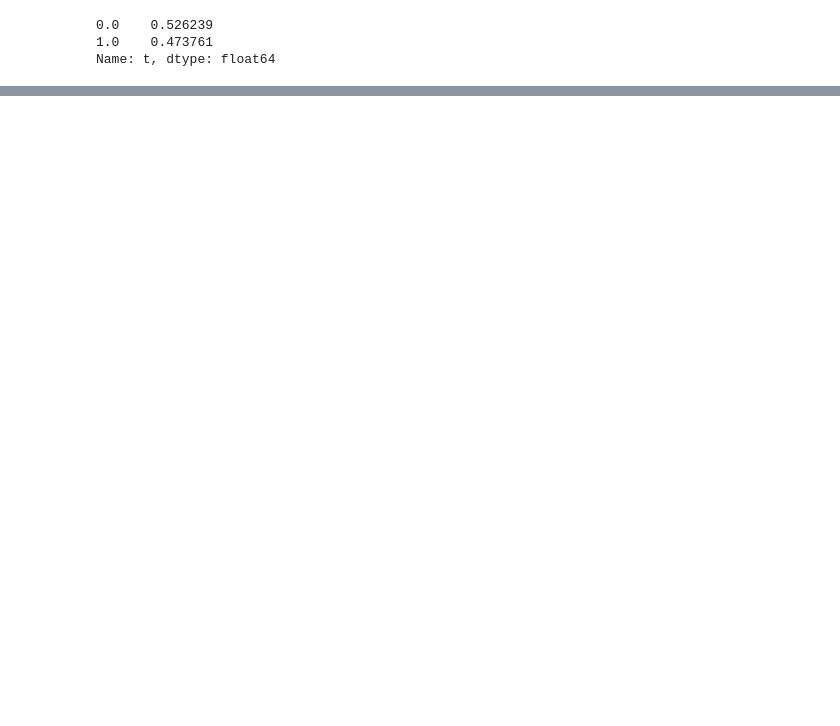
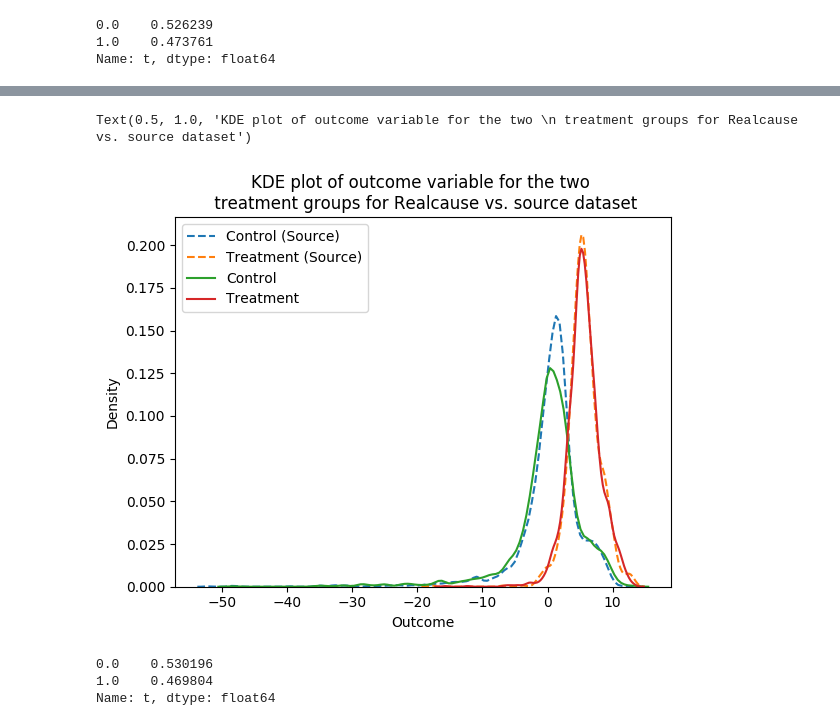
Before and after one commit to PrachetaBA/realcause, a Jupyter notebook: notebooks/pilot_experiments.ipynb, the cells around one changed output, grey strips where cells are left out. Saved outputs shown, nothing was run; the diff lists cells and outputs as text; code cells hidden in the pictures; blank space fills up the shorter version.

```diff
--- a/notebooks/pilot_experiments.ipynb
+++ b/notebooks/pilot_experiments.ipynb
@@ -173,0 +179,6 @@ Name: t, dtype: float64
+# %%
+source_df = get_apo_data(identifier='acic', data_format='pandas', weight=2.5, intercept=-2)
+source_data = source_df['w']
+source_data['treatment'] = source_df['t']
+source_data['outcome'] = source_df['y']
+source_data['treatment'].value_counts(normalize=True)
@@ -173,0 +199,17 @@ Name: t, dtype: float64
+# %%
+GEN_DATASETS_DF = 'nfl_datasets/osapo_acic_4_weight_2.5_intercept_-2/'
+# Read in each of the generated datasets, compute the true ATE, naive ATE, and the distribution of ITEs and store them in a dataframe.
+gen_df_characteristics = pd.DataFrame(columns=['true_ate', 'naive_ate', 'ite_distribution'])
+for df_num in range(50):
+    # Read in the generated dataset
+    gen_df = pd.read_csv(GEN_DATASETS_DF + 'dataset_' + str(df_num) + '.csv', index_col=0)
+    # Create the outcome column
+    gen_df['outcome'] = gen_df['t']*gen_df['y1'] + (1-gen_df['t'])*gen_df['y0']
+    # Compute the true ATE
+    true_ate = (gen_df['y1'] - gen_df['y0']).mean()
+    # Compute the naive ATE
+    naive_ate = gen_df.loc[gen_df['t']==1,'outcome'].mean() - gen_df.loc[gen_df['t']==0,'outcome'].mean()
+    # Get the ITE as a column
+    ites = np.array(gen_df['y1'] - gen_df['y0'])
+    # Add them to the gen_df_characteristics dataframe
+    gen_df_characteristics.loc[df_num] = [true_ate, naive_ate, ites]
@@ -173,0 +225,5 @@ Name: t, dtype: float64
+# %%
+# Find the proportion of treated samples in each of the generated datasets
+df_num = random.randint(0, 49)
+gen_df = pd.read_csv(GEN_DATASETS_DF + 'dataset_' + str(df_num) + '.csv', index_col=0)
+print(gen_df['t'].value_counts(normalize=True))
@@ -173,0 +260,20 @@ Name: t, dtype: float64
+# %%
+# Overlay the density plot of the source_df with the above plot
+sns.kdeplot(source_data[source_data['treatment'] == 0]['outcome'], label='Control (Source)', linestyle='--')
+sns.kdeplot(source_data[source_data['treatment'] == 1]['outcome'], label='Treatment (Source)', linestyle='--')
+sns.kdeplot(gen_df[gen_df['t']== 0]['y'], label='Control')
+sns.kdeplot(gen_df[gen_df['t'] == 1]['y'], label='Treatment')
+plt.xlabel('Outcome')
+plt.ylabel('Density')
+plt.legend()
+plt.title('KDE plot of outcome variable for the two \n treatment groups for Realcause vs. source dataset')
+# %% [output]
+Text(0.5, 1.0, 'KDE plot of outcome variable for the two \n treatment groups for Realcause vs. source dataset')
+[figure, added]
+# %%
+# For gen_df, compute the proportion of treated samples
+gen_df['t'].value_counts(normalize=True)
+# %% [output]
+0.0    0.530196
+1.0    0.469804
+Name: t, dtype: float64
```
Also changed, not shown: parts of 25 cells of this notebook, 4 other files.
